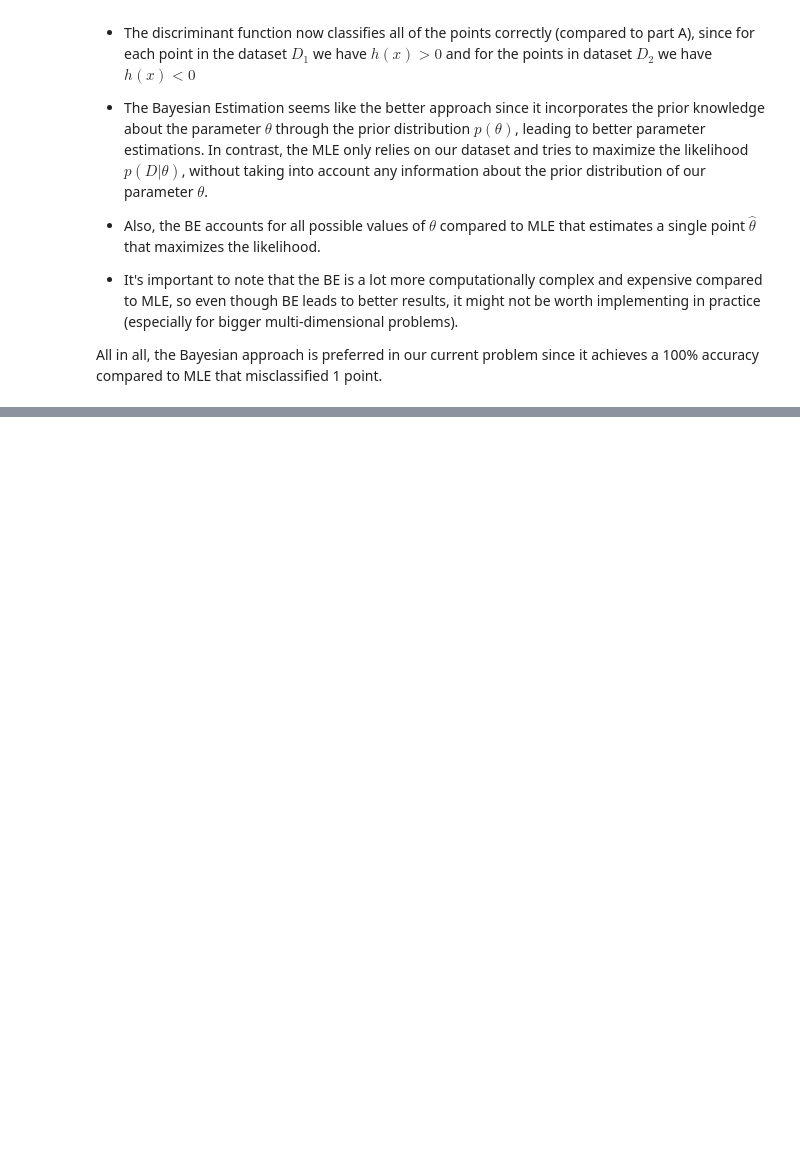
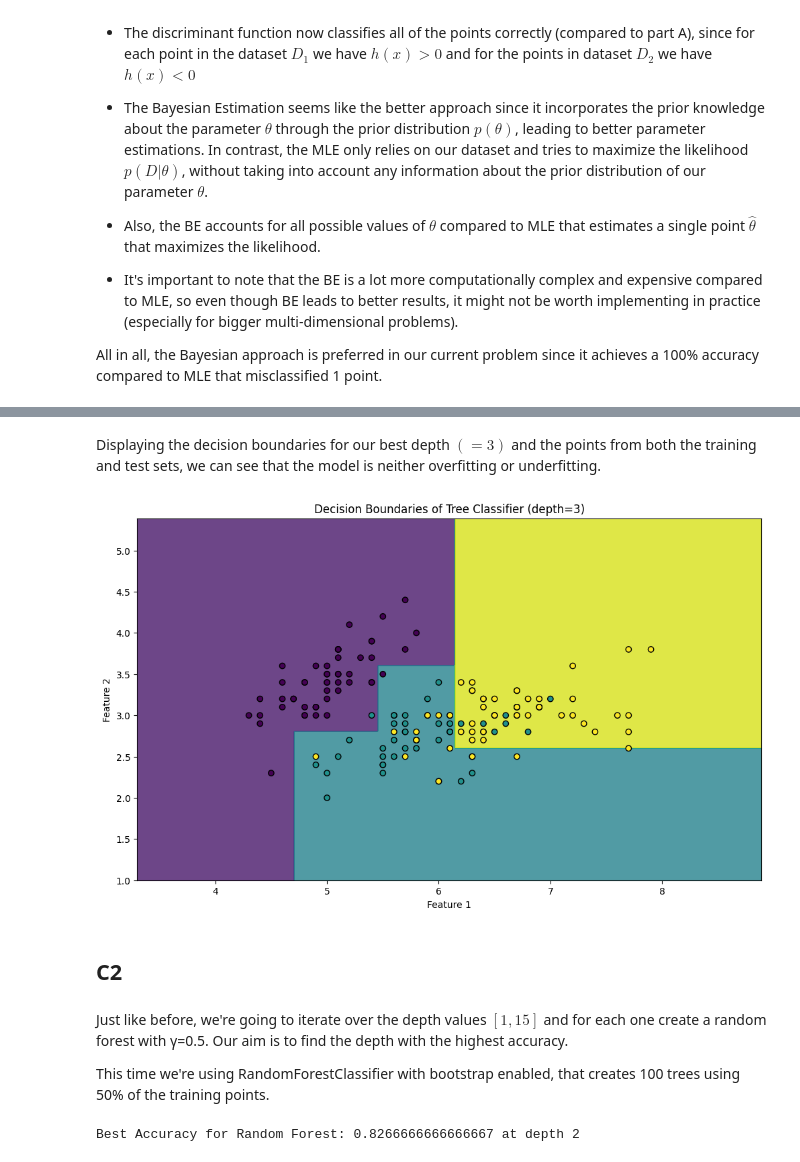
Before and after one commit to NontasBak/PR-Machine-Learning, a Jupyter notebook: Team40-AC.ipynb, the cells around one changed output, grey strips where cells are left out. Drawn from its saved outputs; the diff is of its cells as text; code cells hidden in the pictures; blank space fills up the shorter version.

```diff
--- a/Team40-AC.ipynb
+++ b/Team40-AC.ipynb
@@ -199,0 +268,47 @@ All in all, the Bayesian approach is preferred in our current problem since it a
+# %% [markdown]
+Displaying the decision boundaries for our best depth $(=3)$ and the points from both the training and test sets, we can see that the model is neither overfitting or underfitting.
+# %%
+x_min, x_max = X[:, 0].min() - 1, X[:, 0].max() + 1
+y_min, y_max = X[:, 1].min() - 1, X[:, 1].max() + 1
+
+xx, yy = np.meshgrid(np.arange(x_min, x_max, 0.01),
+                     np.arange(y_min, y_max, 0.01))
+
+# Train a Decision Tree classifier with the best depth
+clf = DecisionTreeClassifier(max_depth=best_depth, random_state=42)
+clf.fit(X_train, y_train)
+z = clf.predict(np.c_[xx.ravel(), yy.ravel()]).reshape(xx.shape)
+
+plt.figure(figsize=(12, 7))
+plt.contourf(xx, yy, z, alpha=0.8)
+plt.scatter(X[:, 0], X[:, 1], c=y, edgecolors='k', marker='o')
+plt.title('Decision Boundaries of Tree Classifier (depth=3)')
+plt.xlabel('Feature 1')
+plt.ylabel('Feature 2')
+plt.show()
+# %% [output]
+[figure, added]
+# %% [markdown]
+## C2
+# %% [markdown]
+Just like before, we're going to iterate over the depth values $[1, 15]$ and for each one create a random forest with γ=0.5. Our aim is to find the depth with the highest accuracy.
+
+This time we're using RandomForestClassifier with bootstrap enabled, that creates 100 trees using 50% of the training points.
+# %%
+depth_accuracy_rf_values = []
+
+best_accuracy_rf = 0
+best_depth_rf = 0
+for depth in range(1, 16):
+    clf_rf = RandomForestClassifier(n_estimators=100, max_depth=depth, random_state=42, bootstrap=True, max_samples=0.5)
+    clf_rf.fit(X_train, y_train)
+    y_pred_rf = clf_rf.predict(X_test)
+    acc_rf = accuracy_score(y_test, y_pred_rf)
+    depth_accuracy_rf_values.append((depth, acc_rf))
+    if acc_rf > best_accuracy_rf:
+        best_accuracy_rf = acc_rf
+        best_depth_rf = depth
+
+print(f"Best Accuracy for Random Forest: {best_accuracy_rf} at depth {best_depth_rf}")
+# %% [output]
+Best Accuracy for Random Forest: 0.8266666666666667 at depth 2
```
Also changed, not shown: parts of 20 cells of this notebook.
